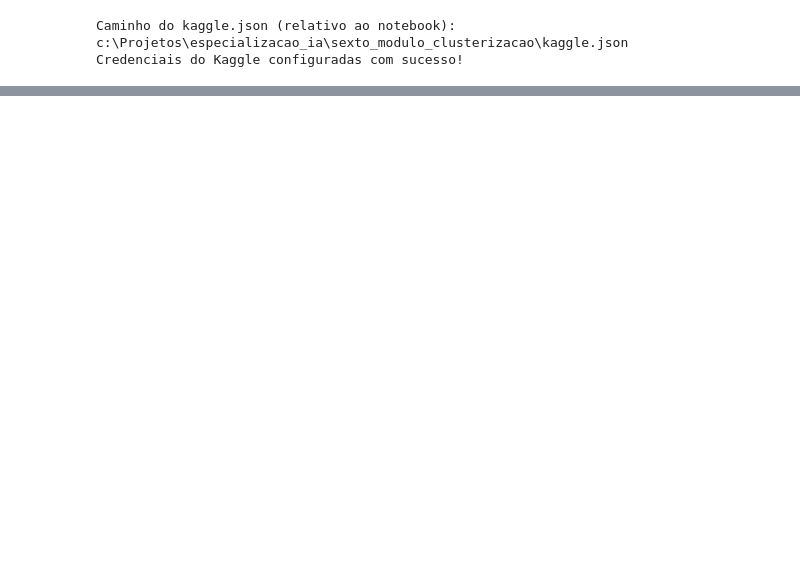
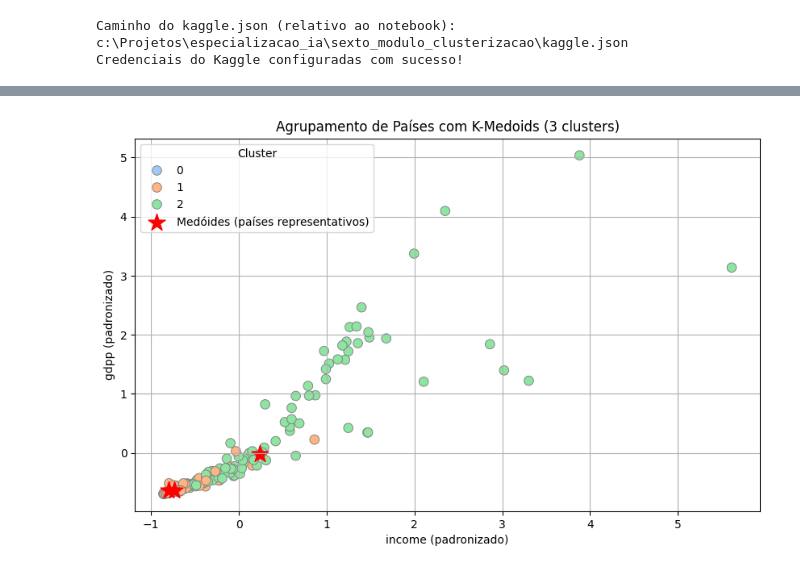
Before and after one commit to BrunoBersan/unsupervised_learning_country_data, a Jupyter notebook: analise.ipynb, the cells around one changed output, grey strips where cells are left out. Cells and saved outputs as stored; diff of their text form; code cells hidden in the pictures; blank space fills up the shorter version.

```diff
--- a/analise.ipynb
+++ b/analise.ipynb
@@ -96,0 +418,7 @@ Download e descompactação concluídos!
+# %%
+df['Cluster_Hierarquico'] = fcluster(Z, t=3, criterion='maxclust')
+print(df['Cluster_Hierarquico'].value_counts())
+
+
+perfil_hierarquico = df.groupby('Cluster_Hierarquico').mean(numeric_only=True).round(2)
+print(perfil_hierarquico)
@@ -96,0 +647,46 @@ Download e descompactação concluídos!
+# %%
+
+# 1 Escolhe duas variáveis para o gráfico (podem ser outras se quiser)
+x_var = 'income'
+y_var = 'gdpp'
+
+# 2 Cria um DataFrame com os dados padronizados nessas duas variáveis
+X_plot = df_scaled[[x_var, y_var]]
+
+# 3 Rótulos do K-Medoids
+labels = df['Cluster_Medoid']
+
+# 4 Índices dos medóides (países representantes)
+# (Se você já tiver 'medoids' definido, ele contém os vetores dos países centrais)
+medoid_points = medoids[[x_var, y_var]]
+
+# 5 Cria o gráfico
+plt.figure(figsize=(10,6))
+sns.scatterplot(
+    x=X_plot[x_var],
+    y=X_plot[y_var],
+    hue=labels,
+    palette='pastel',
+    s=70,
+    edgecolor='gray'
+)
+
+# 6️ Adiciona os medóides com estrelas vermelhas
+plt.scatter(
+    medoid_points[x_var],
+    medoid_points[y_var],
+    marker='*',
+    s=250,
+    c='red',
+    label='Medóides (países representativos)'
+)
+
+# 7️ Personaliza o gráfico
+plt.title("Agrupamento de Países com K-Medoids (3 clusters)")
+plt.xlabel(f"{x_var} (padronizado)")
+plt.ylabel(f"{y_var} (padronizado)")
+plt.legend(title="Cluster", loc='best')
+plt.grid(True)
+plt.show()
+# %% [output]
+[figure, added]
```
Also changed, not shown: parts of 33 cells of this notebook, 2 other files.
